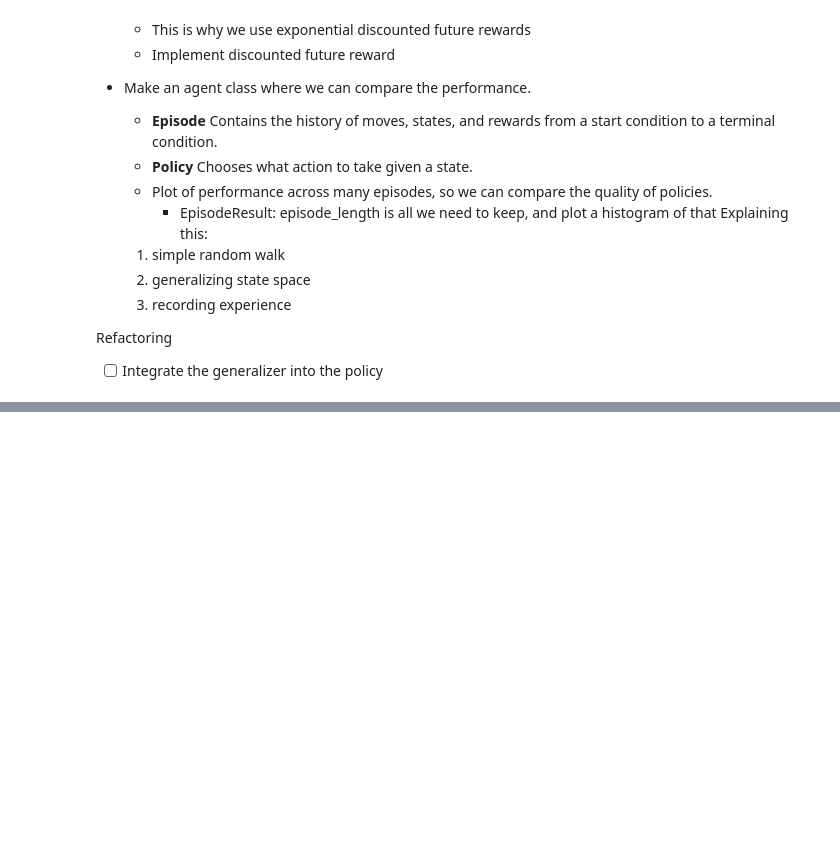
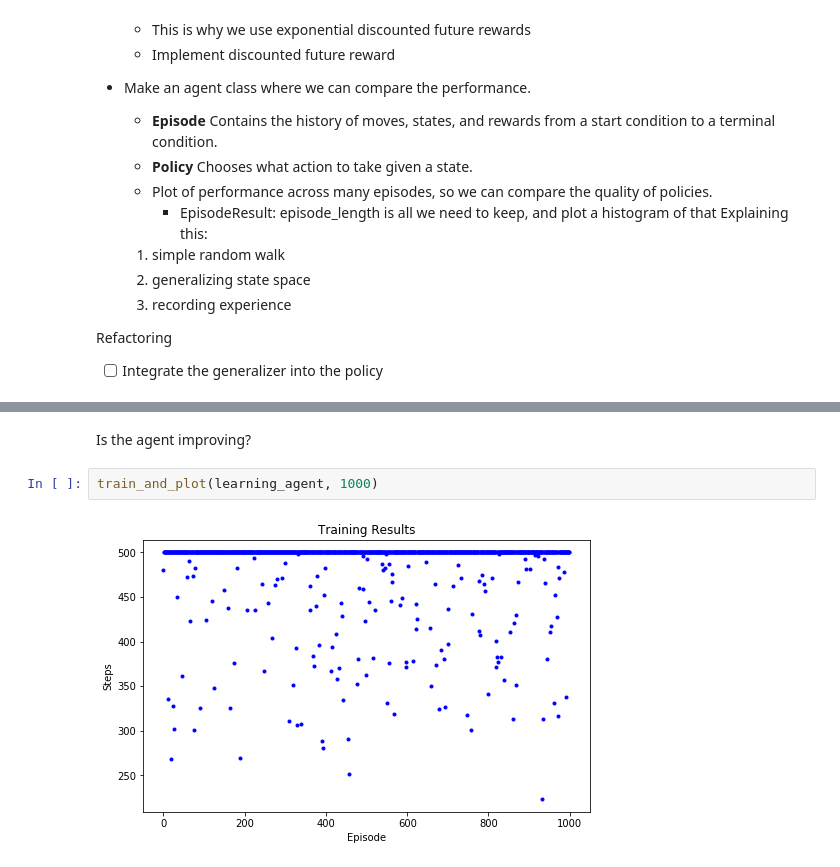
Before and after one commit to unoti/ai-gym-experiments, a Jupyter notebook: 3-Discretizing.ipynb, the cells around one changed output, grey strips where cells are left out. Cells and saved outputs as stored; diff of their text form; blank space fills up the shorter version.

```diff
--- a/3-Discretizing.ipynb
+++ b/3-Discretizing.ipynb
@@ -701,0 +751,6 @@ plt.show()
+# %% [markdown]
+Is the agent improving?
+# %%
+train_and_plot(learning_agent, 1000)
+# %% [output]
+[figure, added]
```
Also changed, not shown: parts of 29 cells of this notebook.
